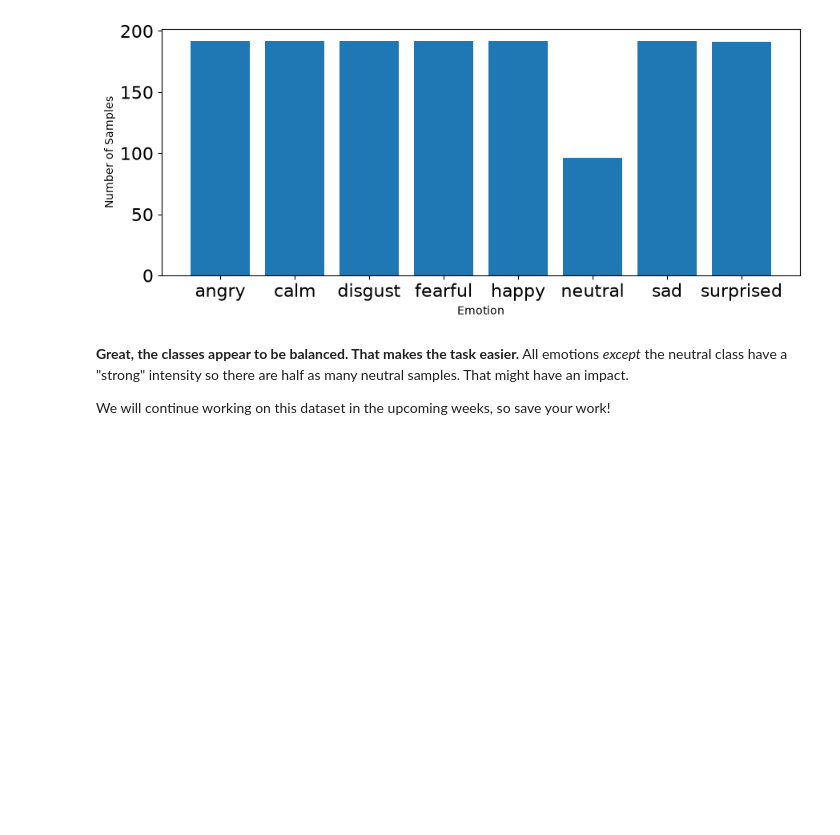
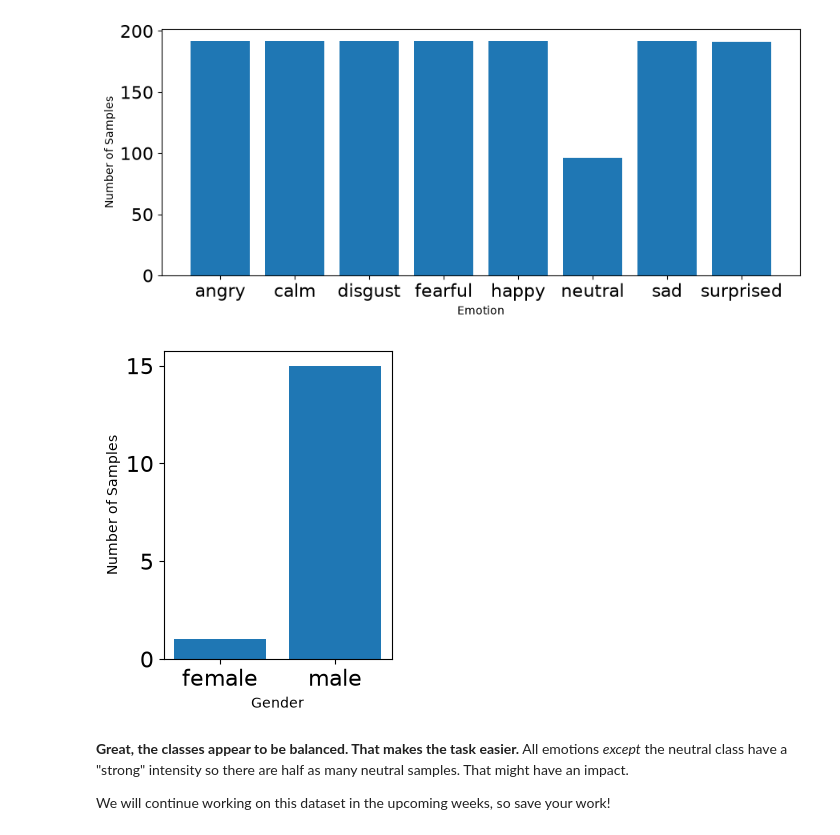
Before and after one commit to Rakko-Yumiya/Week2-DataPreprocessing, a Jupyter notebook: Week 2.ipynb, the cells around one changed output. Saved outputs shown, nothing was run; the diff lists cells and outputs as text; code cells hidden in the pictures; blank space fills up the shorter version.

Commit message:
temp 6

```diff
--- a/Week 2.ipynb
+++ b/Week 2.ipynb
@@ -655,27 +643,50 @@ emotions_dict ={
+# %%
+#Emotions in the RAVDESS dataset
+emotions_dict ={
+  '01':'neutral',
+  '02':'calm',
+  '03':'happy',
+  '04':'sad',
+  '05':'angry',
+  '06':'fearful',
+  '07':'disgust',
+  '08':'surprised'
+}
+
+#Gender dictionary
+x = ('01.wav', '03.wav', '05.wav', '07.wav', '09.wav', '11.wav', '13.wav', '15.wav', '17.wav', '19.wav', '21.wav', '23.wav', '25.wav', '27.wav', '29.wav')
+y = ('02.wav', '04.wav', '06.wav', '08.wav', '10.wav', '12.wav', '14.wav', '16.wav', '18.wav', '20.wav', '22.wav', '24.wav', '26.wav', '28.wav', '30.wav')
+
+temp_dict = dict.fromkeys(x, 'male')
+gender_dict = dict.fromkeys(y, 'female')
+gender_dict.update(temp_dict)
+#print(gender_dict)
 # %% [markdown]
 Now we're going to load our data and extract the emotion names according to the list we provided above.
 # %%
 import os, glob
 
 def load_data():
-    X,y=[],[]
+    X,y,z=[],[],[]
     count = 0
     for file in glob.glob("Audio Data/Actor_*/*.wav"):
         file_name=os.path.basename(file)
         emotion=emotions_dict[file_name.split("-")[2]]
+        gender=gender_dict[file_name.split("-")[6]]
         #features = get_features(file)
         #X.append(features)
         y.append(emotion)
+        z.append(gender)
         count += 1
         # '\r' + end='' results in printing over same line
         print('\r' + f' Processed {count}/{1440} audio samples',end=' ')
     # Return arrays to plug into sklearn's cross-validation algorithms
-    return np.array(X), np.array(y)
+    return np.array(X), np.array(y), np.array(z)
 # %% [markdown]
 We will not compute the feature matrix this week, but we will read the emotion labels for the entire dataset.
 We will explain why the X and Y elements are important in the upcoming weeks.
 # %%
-features, emotions = load_data()
+features, emotions, genders = load_data()
 # %% [output]
  Processed 1439/1440 audio samples
 # %% [markdown]
@@ -694,6 +705,20 @@ plt.ylabel('Number of Samples')
 plt.show()
 # %% [output]
 [figure]
+# %%
+# plot genders
+plt.figure(figsize=(10,4))
+plt.subplot(1,3,1)
+#np.unique returns ordered list of unique elements and count of each element
+gender_list, count = np.unique(genders, return_counts=True)
+plt.bar(x=range(2), height=count)
+plt.xticks(ticks=range(2), labels = [gender for gender in gender_list],fontsize=10)
+plt.xlabel('Gender')
+plt.tick_params(labelsize=16)
+plt.ylabel('Number of Samples')
+plt.show()
+# %% [output]
+[figure, added]
 # %% [markdown]
 **Great, the classes appear to be balanced. That makes the task easier.** All emotions _except_ the neutral class have a "strong" intensity so there are half as many neutral samples. That might have an impact.
 
```
Also changed, not shown: parts of 7 cells of this notebook.
